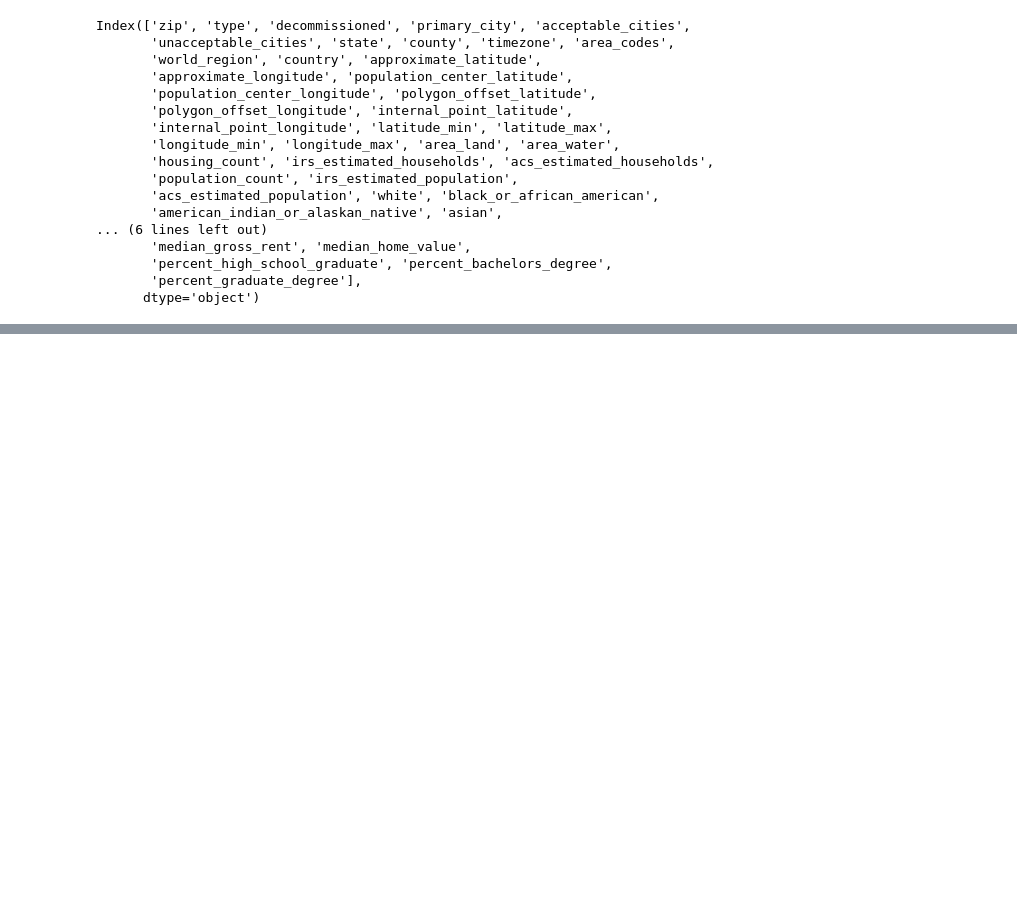
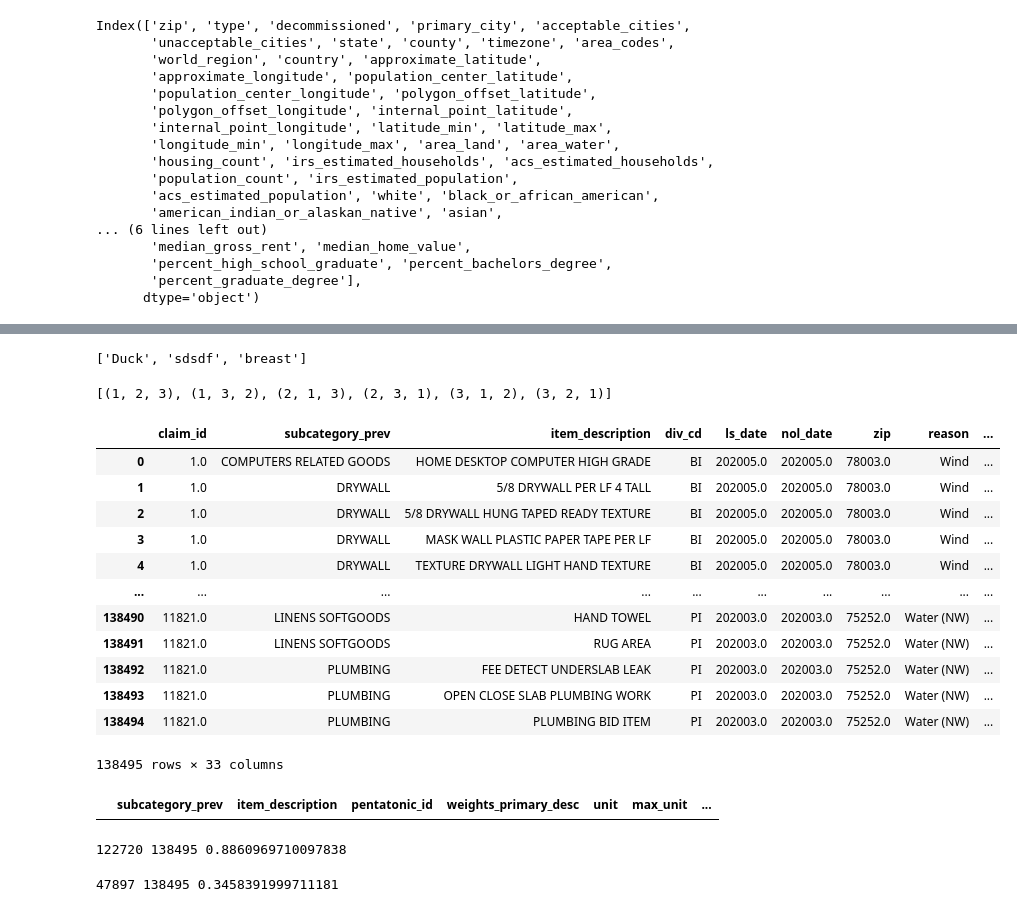
Before and after one commit to ssuchek/Travelers, a Jupyter notebook: Untitled.ipynb, the cells around one changed output, grey strips where cells are left out. Drawn from its saved outputs; the diff is of its cells as text; code cells hidden in the pictures; blank space fills up the shorter version.

```diff
--- a/Untitled.ipynb
+++ b/Untitled.ipynb
@@ -43,0 +389,48 @@ map = folium.Map(location=[31.906490, -98.624192], default_zoom_start=0.2)
+# %%
+expr = "Duck,sdsdf    breast"
+re.split("\W+", expr)
+# %% [output]
+['Duck', 'sdsdf', 'breast']
+# %%
+import itertools
+
+stuff = [1, 2, 3]
+list(itertools.permutations(stuff))
+# %% [output]
+[(1, 2, 3), (1, 3, 2), (2, 1, 3), (2, 3, 1), (3, 1, 2), (3, 2, 1)]
+# %%
+import pandas as pd
+data = pd.read_csv("/Users/user/Documents/Pentatonic/Travelers/data/output/revised/single_year/claims_weight_db_matched.csv")
+data
+# %% [output]
+|  | claim_id | subcategory_prev | item_description | div_cd | ls_date | nol_date | zip | reason | ... |
+| 0 | 1.0 | COMPUTERS RELATED GOODS | HOME DESKTOP COMPUTER HIGH GRADE | BI | 202005.0 | 202005.0 | 78003.0 | Wind | ... |
+| 1 | 1.0 | DRYWALL | 5/8 DRYWALL PER LF 4 TALL | BI | 202005.0 | 202005.0 | 78003.0 | Wind | ... |
+| 2 | 1.0 | DRYWALL | 5/8 DRYWALL HUNG TAPED READY TEXTURE | BI | 202005.0 | 202005.0 | 78003.0 | Wind | ... |
+| 3 | 1.0 | DRYWALL | MASK WALL PLASTIC PAPER TAPE PER LF | BI | 202005.0 | 202005.0 | 78003.0 | Wind | ... |
+| 4 | 1.0 | DRYWALL | TEXTURE DRYWALL LIGHT HAND TEXTURE | BI | 202005.0 | 202005.0 | 78003.0 | Wind | ... |
+| ... | ... | ... | ... | ... | ... | ... | ... | ... | ... |
+| 138490 | 11821.0 | LINENS SOFTGOODS | HAND TOWEL | PI | 202003.0 | 202003.0 | 75252.0 | Water (NW) | ... |
+| 138491 | 11821.0 | LINENS SOFTGOODS | RUG AREA | PI | 202003.0 | 202003.0 | 75252.0 | Water (NW) | ... |
+| 138492 | 11821.0 | PLUMBING | FEE DETECT UNDERSLAB LEAK | PI | 202003.0 | 202003.0 | 75252.0 | Water (NW) | ... |
+| 138493 | 11821.0 | PLUMBING | OPEN CLOSE SLAB PLUMBING WORK | PI | 202003.0 | 202003.0 | 75252.0 | Water (NW) | ... |
+| 138494 | 11821.0 | PLUMBING | PLUMBING BID ITEM | PI | 202003.0 | 202003.0 | 75252.0 | Water (NW) | ... |
+138495 rows × 33 columns
+# %%
+mask = data["pentatonic_id"].notna() & (data["pentatonic_id"] != "") & (data["weight_lbs"] == 0)
+#
+
+# mask = data["pentatonic_id"].fillna("").str.contains("BED0001")
+data.loc[mask, ["subcategory_prev", "item_description","pentatonic_id","weights_primary_desc","unit","max_unit","weight_lbs","weight_ustons","volume_cf","volume_cy","max_weight_lbs","max_weight_ustons","max_volume_cf","max_volume_cy"]]
+# %% [output]
+|  | subcategory_prev | item_description | pentatonic_id | weights_primary_desc | unit | max_unit | ... |
+# %%
+mask = data["weights_primary_desc"].notna() & (data["weights_primary_desc"] != "")
+print(mask.sum(), data.shape[0], mask.sum()/data.shape[0])
+# %% [output]
+122720 138495 0.8860969710097838
+# %%
+mask = data["pentatonic_id"].notna() & (data["pentatonic_id"] != "")
+print(mask.sum(), data.shape[0], mask.sum()/data.shape[0])
+# %% [output]
+47897 138495 0.3458391999711181
```
Also changed, not shown: parts of 53 cells of this notebook, 19 other files.
